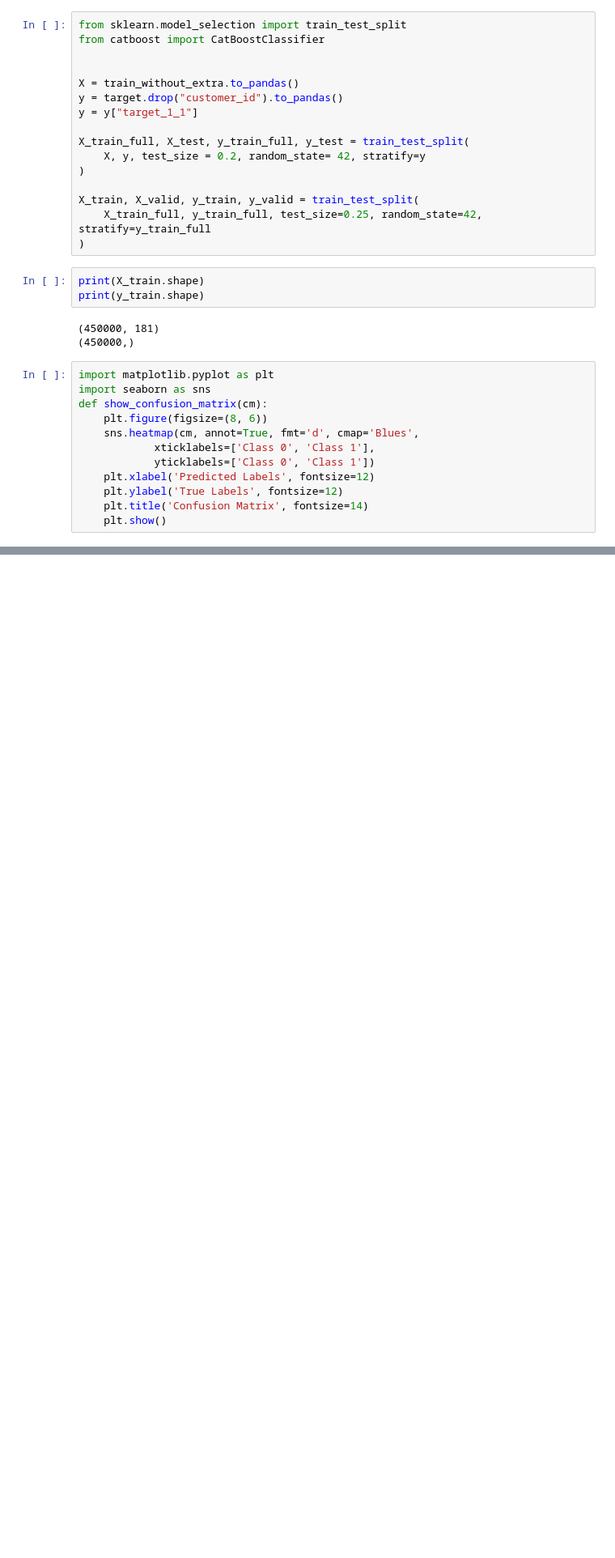
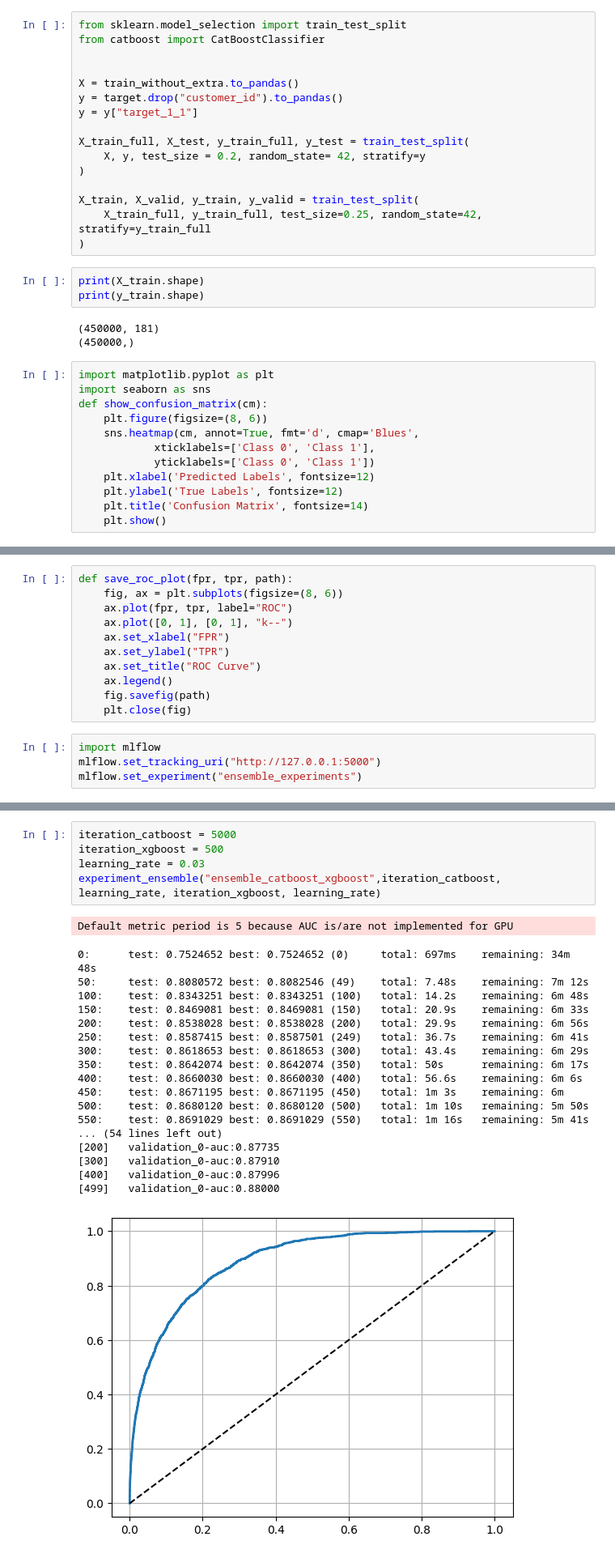
Before and after one commit to TimeJerker/Data_Fusion_2026, a Jupyter notebook: notebooks/features_DK.ipynb, the cells around one changed output, grey strips where cells are left out. Shown at 81% size. Cells and saved outputs as stored; diff of their text form; blank space fills up the shorter version.

Commit message:
add mlflow tracking

```diff
--- a/notebooks/features_DK.ipynb
+++ b/notebooks/features_DK.ipynb
@@ -312,0 +307,15 @@ def show_roc_score(fpr, tpr, label=None):
+# %%
+def save_roc_plot(fpr, tpr, path):
+    fig, ax = plt.subplots(figsize=(8, 6))
+    ax.plot(fpr, tpr, label="ROC")
+    ax.plot([0, 1], [0, 1], "k--")
+    ax.set_xlabel("FPR")
+    ax.set_ylabel("TPR")
+    ax.set_title("ROC Curve")
+    ax.legend()
+    fig.savefig(path)
+    plt.close(fig)
+# %%
+import mlflow
+mlflow.set_tracking_uri("http://127.0.0.1:5000")
+mlflow.set_experiment("ensemble_experiments")
@@ -390,0 +400,25 @@ AUC: 0.8842872261433867
+# %%
+iteration_catboost = 5000
+iteration_xgboost = 500
+learning_rate = 0.03
+experiment_ensemble("ensemble_catboost_xgboost",iteration_catboost, learning_rate, iteration_xgboost, learning_rate)
+# %% [output]
+Default metric period is 5 because AUC is/are not implemented for GPU
+0:      test: 0.7524652 best: 0.7524652 (0)     total: 697ms    remaining: 34m 48s
+50:     test: 0.8080572 best: 0.8082546 (49)    total: 7.48s    remaining: 7m 12s
+100:    test: 0.8343251 best: 0.8343251 (100)   total: 14.2s    remaining: 6m 48s
+150:    test: 0.8469081 best: 0.8469081 (150)   total: 20.9s    remaining: 6m 33s
+200:    test: 0.8538028 best: 0.8538028 (200)   total: 29.9s    remaining: 6m 56s
+250:    test: 0.8587415 best: 0.8587501 (249)   total: 36.7s    remaining: 6m 41s
+300:    test: 0.8618653 best: 0.8618653 (300)   total: 43.4s    remaining: 6m 29s
+350:    test: 0.8642074 best: 0.8642074 (350)   total: 50s      remaining: 6m 17s
+400:    test: 0.8660030 best: 0.8660030 (400)   total: 56.6s    remaining: 6m 6s
+450:    test: 0.8671195 best: 0.8671195 (450)   total: 1m 3s    remaining: 6m
+500:    test: 0.8680120 best: 0.8680120 (500)   total: 1m 10s   remaining: 5m 50s
+550:    test: 0.8691029 best: 0.8691029 (550)   total: 1m 16s   remaining: 5m 41s
+... (54 lines left out)
+[200]   validation_0-auc:0.87735
+[300]   validation_0-auc:0.87910
+[400]   validation_0-auc:0.87996
+[499]   validation_0-auc:0.88000
+[figure, added]
```
Also changed, not shown: parts of 4 cells of this notebook.
